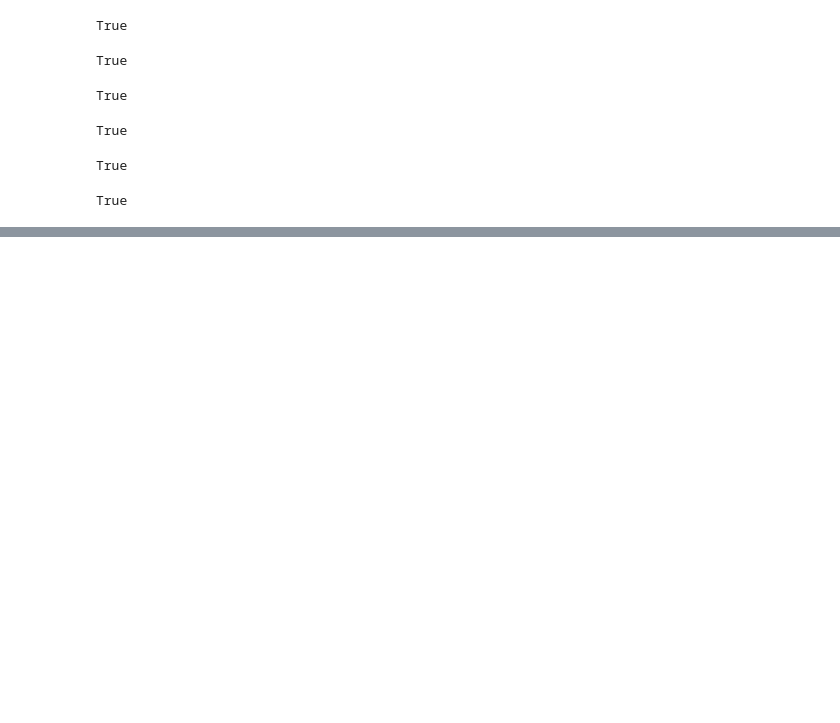
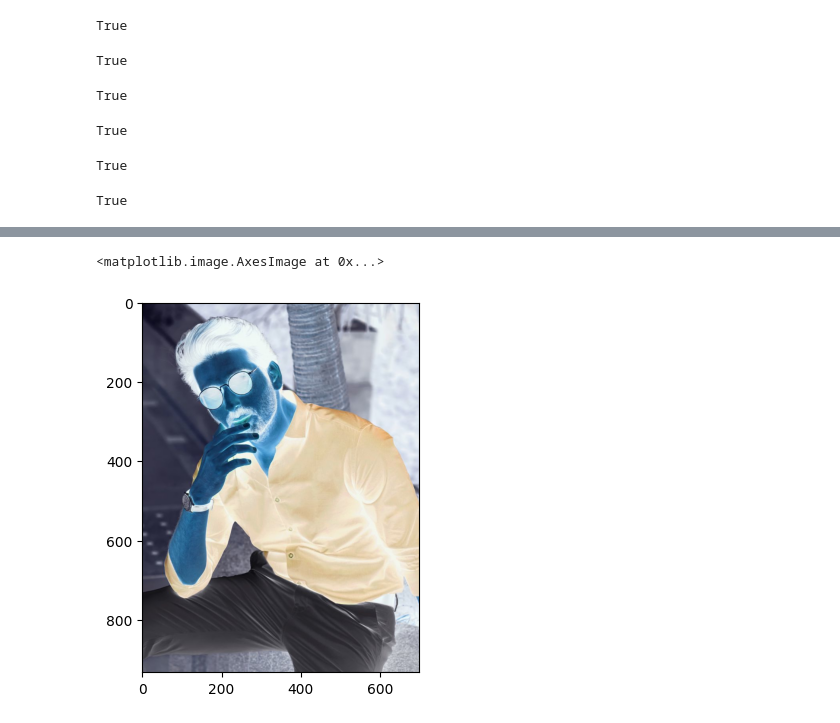
Before and after one commit to rohan-tridhyatech/internship, a Jupyter notebook: Day 17/opencv_tutorials.ipynb, the cells around one changed output, grey strips where cells are left out. Cells and saved outputs as stored; diff of their text form; code cells hidden in the pictures; blank space fills up the shorter version.

```diff
--- a/Day 17/opencv_tutorials.ipynb
+++ b/Day 17/opencv_tutorials.ipynb
@@ -340,0 +363,5 @@ cv2.destroyAllWindows()
+# %%
+plt.imshow(255-img_array)
+# %% [output]
+<matplotlib.image.AxesImage at 0x...>
+[figure, added]
```
Also changed, not shown: parts of 6 cells of this notebook, 3 other files.
